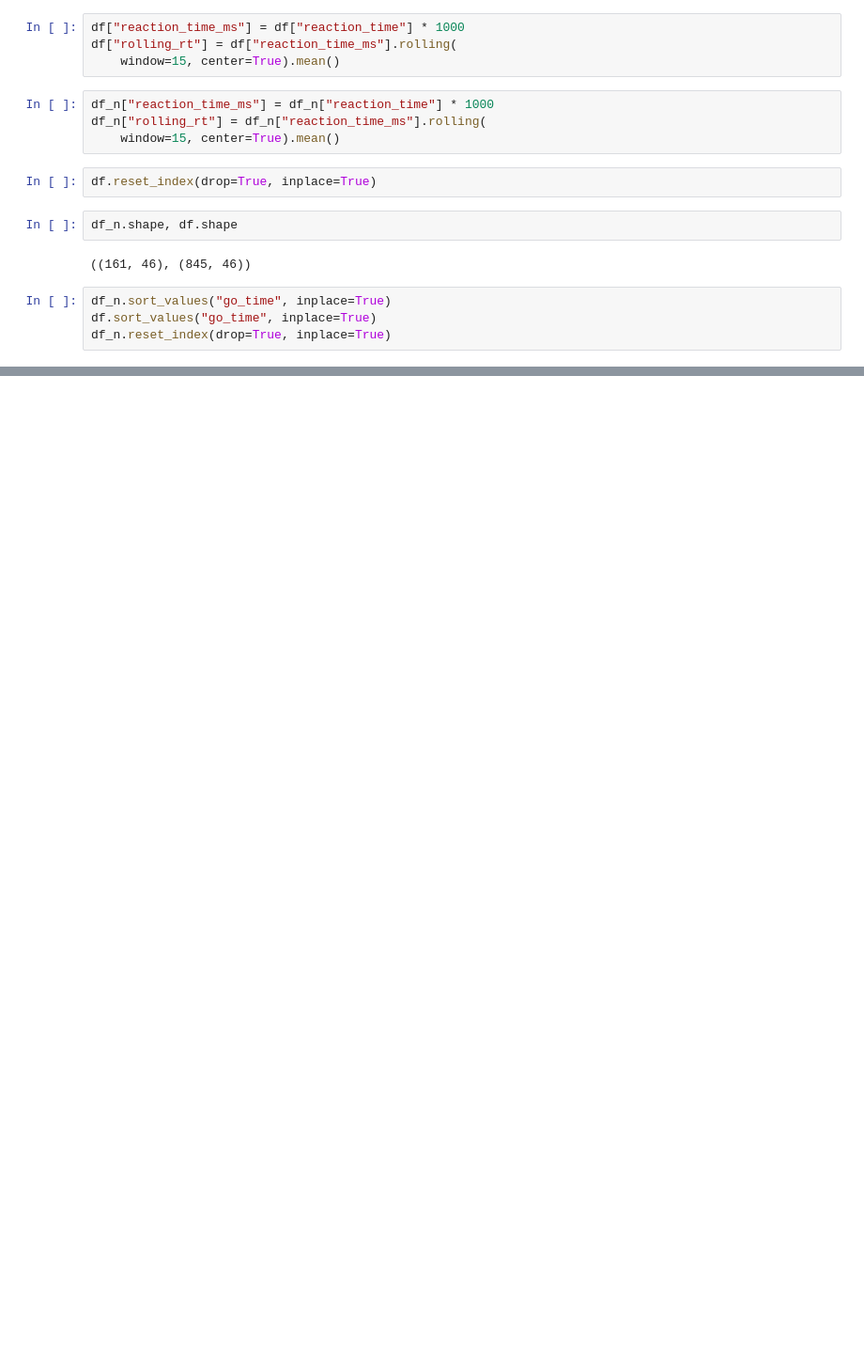
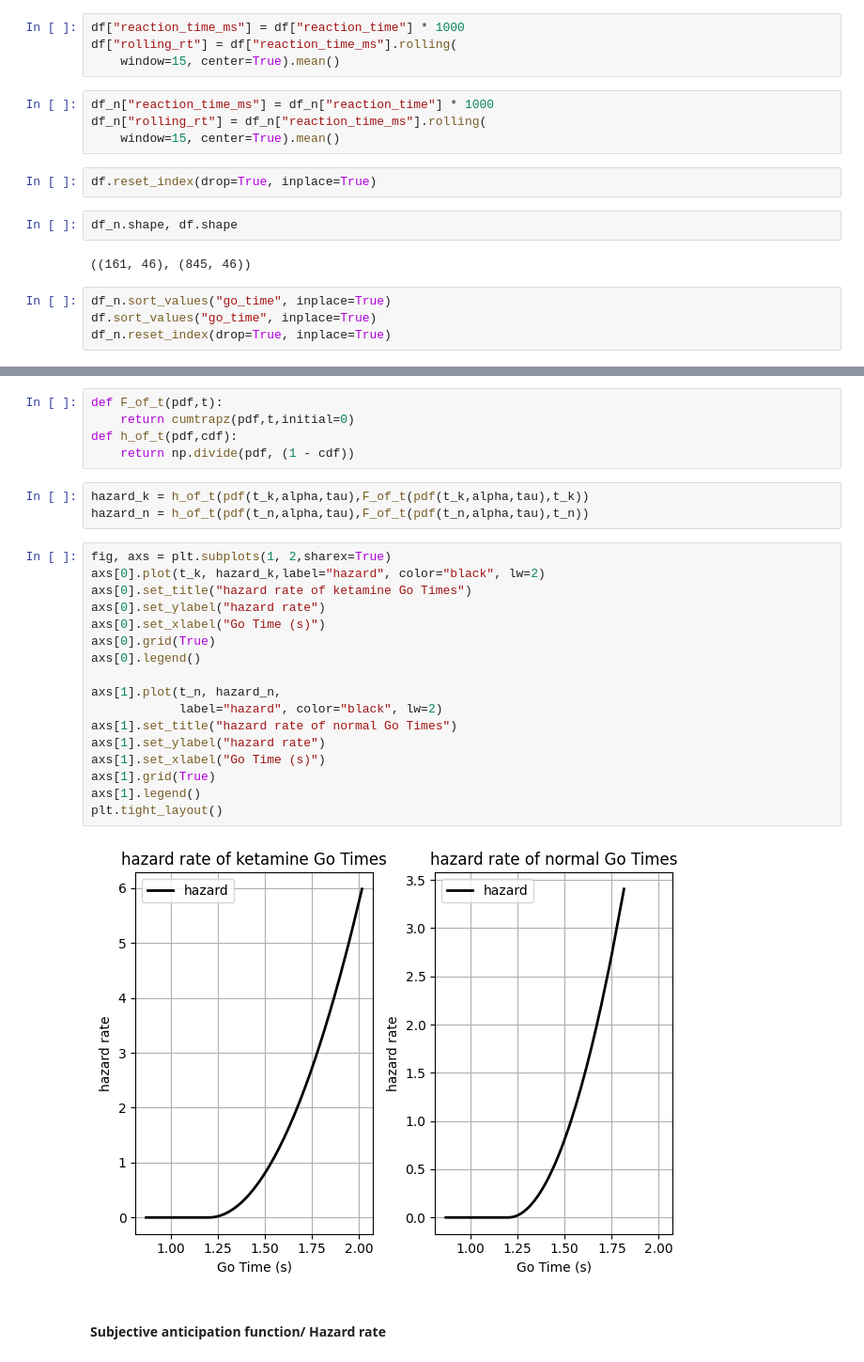
Before and after one commit to Da4kek/Temporal-Dynamics, a Jupyter notebook: Ketamine_data_analysis.ipynb, the cells around one changed output, grey strips where cells are left out. Shown at 94% size. Saved outputs shown, nothing was run; the diff lists cells and outputs as text; blank space fills up the shorter version.

```diff
--- a/Ketamine_data_analysis.ipynb
+++ b/Ketamine_data_analysis.ipynb
@@ -552,0 +164,29 @@ Post-Ketamine phase:
+# %%
+def F_of_t(pdf,t):
+    return cumtrapz(pdf,t,initial=0)
+def h_of_t(pdf,cdf):
+    return np.divide(pdf, (1 - cdf))
+# %%
+hazard_k = h_of_t(pdf(t_k,alpha,tau),F_of_t(pdf(t_k,alpha,tau),t_k))
+hazard_n = h_of_t(pdf(t_n,alpha,tau),F_of_t(pdf(t_n,alpha,tau),t_n))
+# %%
+fig, axs = plt.subplots(1, 2,sharex=True)
+axs[0].plot(t_k, hazard_k,label="hazard", color="black", lw=2)
+axs[0].set_title("hazard rate of ketamine Go Times")
+axs[0].set_ylabel("hazard rate")
+axs[0].set_xlabel("Go Time (s)")
+axs[0].grid(True)
+axs[0].legend()
+
+axs[1].plot(t_n, hazard_n,
+            label="hazard", color="black", lw=2)
+axs[1].set_title("hazard rate of normal Go Times")
+axs[1].set_ylabel("hazard rate")
+axs[1].set_xlabel("Go Time (s)")
+axs[1].grid(True)
+axs[1].legend()
+plt.tight_layout()
+# %% [output]
+[figure, added]
+# %% [markdown]
+#### Subjective anticipation function/ Hazard rate
```
Also changed, not shown: parts of 60 cells of this notebook.
